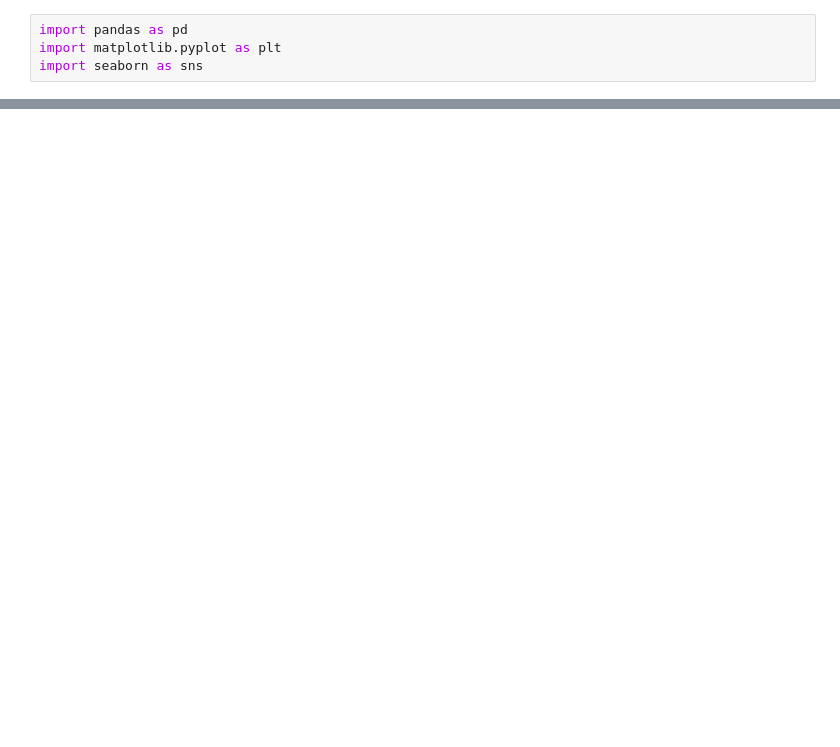
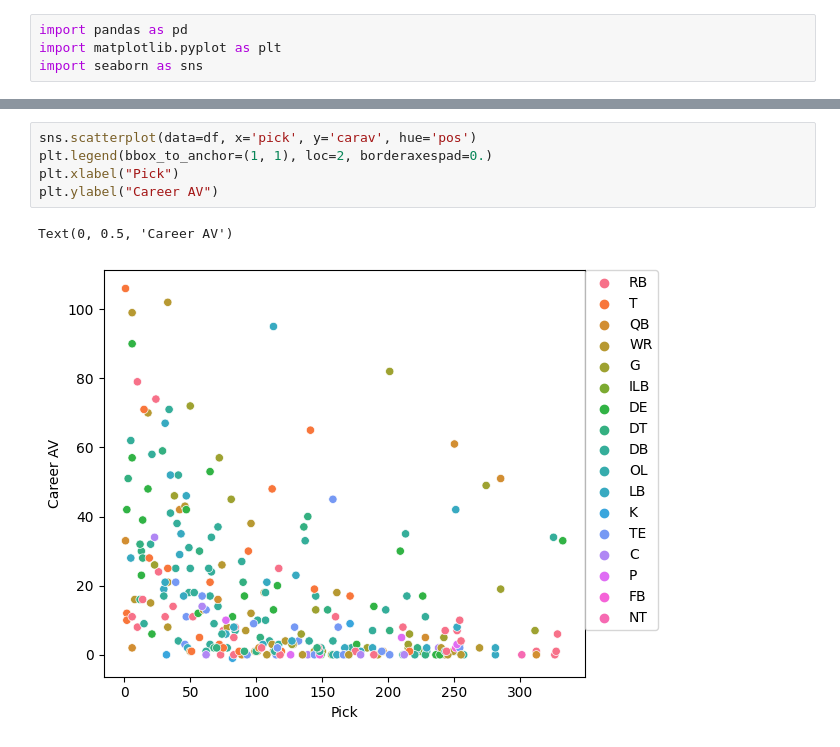
Before and after one commit to Griffmatt/kaggle, a Jupyter notebook: nfl_draft.ipynb, the cells around one changed output, grey strips where cells are left out. Drawn from its saved outputs; the diff is of its cells as text; blank space fills up the shorter version.

```diff
--- a/nfl_draft.ipynb
+++ b/nfl_draft.ipynb
@@ -147,0 +177,8 @@ plt.show()
+# %%
+sns.scatterplot(data=df, x='pick', y='carav', hue='pos')
+plt.legend(bbox_to_anchor=(1, 1), loc=2, borderaxespad=0.)
+plt.xlabel("Pick")
+plt.ylabel("Career AV")
+# %% [output]
+Text(0, 0.5, 'Career AV')
+[figure, added]
```
Also changed, not shown: parts of 16 cells of this notebook.
